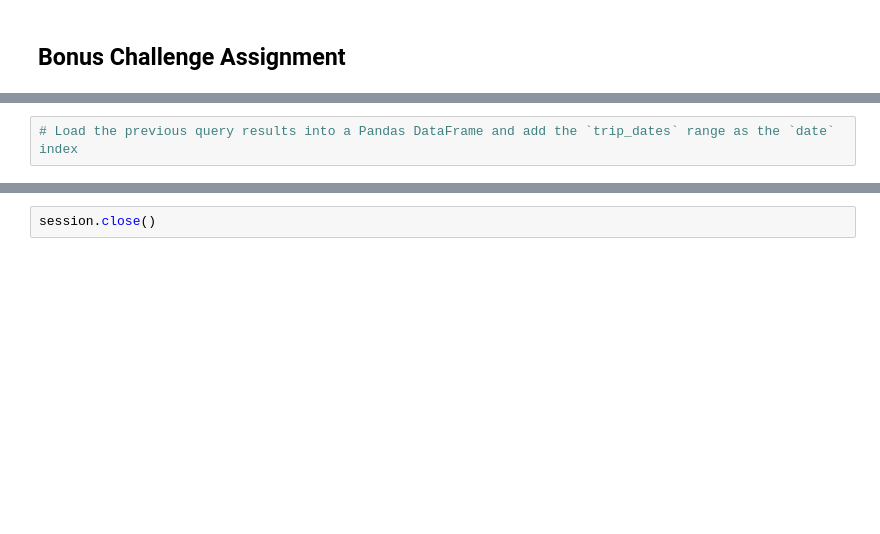
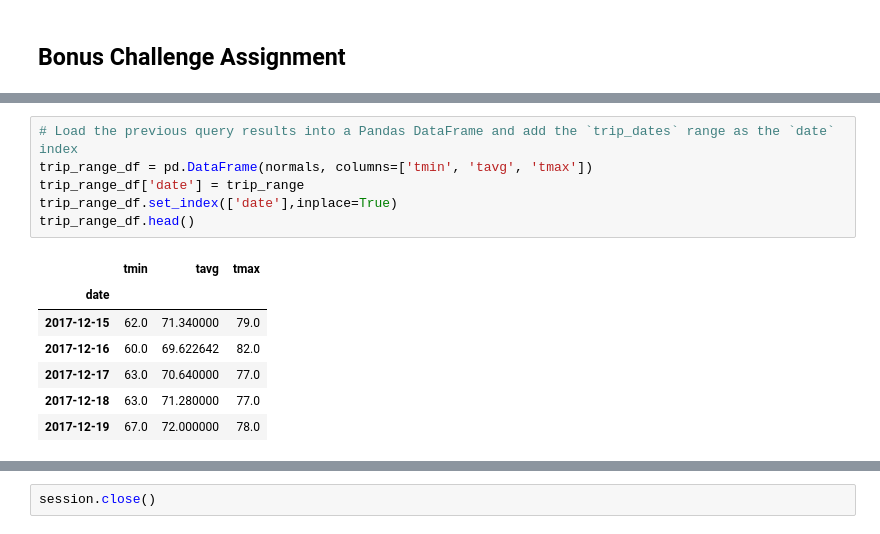
Before and after one commit to jtwilliams17/sqlalchemy-challenge, a Jupyter notebook: JamesWilliams_climate.ipynb, the cells around one changed output, grey strips where cells are left out. Saved outputs shown, nothing was run; the diff lists cells and outputs as text; blank space fills up the shorter version.

```diff
--- a/JamesWilliams_climate.ipynb
+++ b/JamesWilliams_climate.ipynb
@@ -194,4 +256,16 @@ daily_normals("01-01")
 # %%
 # Load the previous query results into a Pandas DataFrame and add the `trip_dates` range as the `date` index
+trip_range_df = pd.DataFrame(normals, columns=['tmin', 'tavg', 'tmax'])
+trip_range_df['date'] = trip_range
+trip_range_df.set_index(['date'],inplace=True)
+trip_range_df.head()
+# %% [output]
+|  | tmin | tavg | tmax |
+| date |  |  |  |
+| 2017-12-15 | 62.0 | 71.340000 | 79.0 |
+| 2017-12-16 | 60.0 | 69.622642 | 82.0 |
+| 2017-12-17 | 63.0 | 70.640000 | 77.0 |
+| 2017-12-18 | 63.0 | 71.280000 | 77.0 |
+| 2017-12-19 | 67.0 | 72.000000 | 78.0 |
 # %%
 # Plot the daily normals as an area plot with `stacked=False`
```
Also changed, not shown: parts of 9 cells of this notebook, 1 other file.
